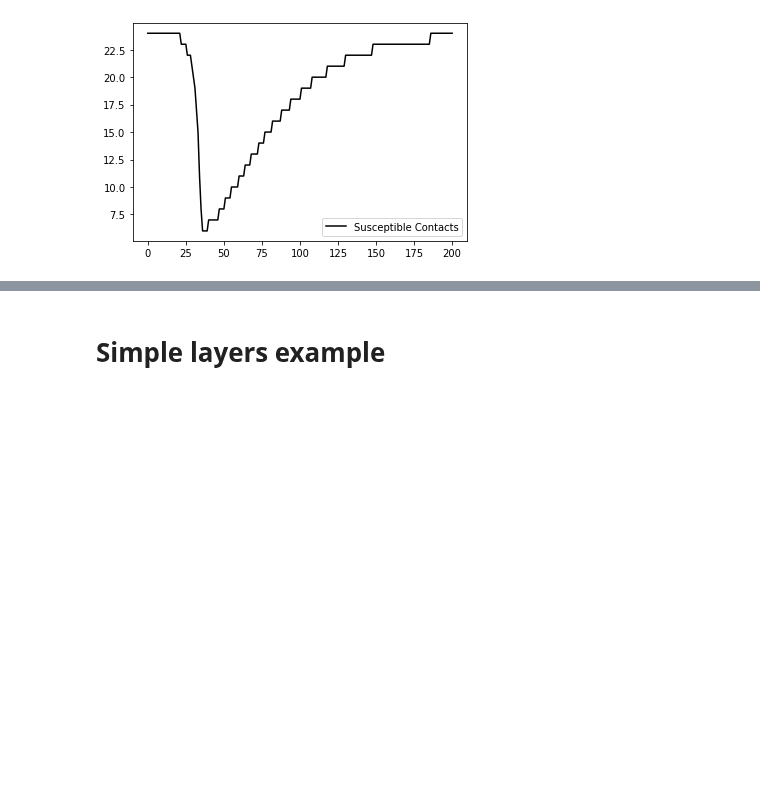
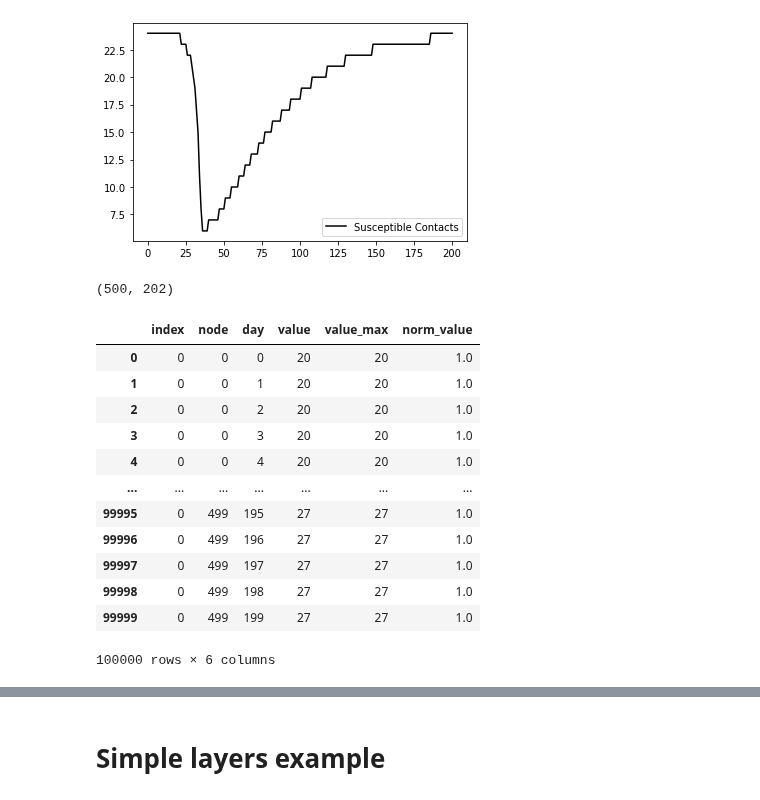
Before and after one commit to JimmyCalvoMonge/AdaptiveNetworks, a Jupyter notebook: network_experiments.ipynb, the cells around one changed output, grey strips where cells are left out. Cells and saved outputs as stored; diff of their text form; code cells hidden in the pictures; blank space fills up the shorter version.

```diff
--- a/network_experiments.ipynb
+++ b/network_experiments.ipynb
@@ -1074,3 +1035,33 @@ plt.legend(loc="lower right")
 [figure]
 # %%
 ### Compare to network adaptive.
+bepcontacts = pd.read_csv('./Data/ExampleNetworkNodes_contacts.csv')
+bepcontacts = bepcontacts[bepcontacts['index']==0]
+
+print(bepcontacts.shape)
+
+bepcontacts_long = pd.melt(bepcontacts, id_vars=['index', 'node'],
+                           value_vars=[col for col in bepcontacts.columns if col.startswith('day')])
+bepcontacts_long_max = bepcontacts_long.groupby(['index', 'node'])['value'].max().reset_index()
+bepcontacts_long_max.columns = ['index', 'node', 'value_max']
+bepcontacts_long_norm = bepcontacts_long.merge(bepcontacts_long_max, left_on=['index', 'node'], right_on=['index', 'node'])
+bepcontacts_long_norm['norm_value'] = bepcontacts_long_norm['value']/bepcontacts_long_norm['value_max']
+bepcontacts_long_norm = bepcontacts_long_norm.rename(columns={'variable':'day'})
+bepcontacts_long_norm['day'] = bepcontacts_long_norm['day'].apply(lambda x: int(x.replace('day_','')))
+
+bepcontacts_long_norm
+# %% [output]
+(500, 202)
+|  | index | node | day | value | value_max | norm_value |
+| 0 | 0 | 0 | 0 | 20 | 20 | 1.0 |
+| 1 | 0 | 0 | 1 | 20 | 20 | 1.0 |
+| 2 | 0 | 0 | 2 | 20 | 20 | 1.0 |
+| 3 | 0 | 0 | 3 | 20 | 20 | 1.0 |
+| 4 | 0 | 0 | 4 | 20 | 20 | 1.0 |
+| ... | ... | ... | ... | ... | ... | ... |
+| 99995 | 0 | 499 | 195 | 27 | 27 | 1.0 |
+| 99996 | 0 | 499 | 196 | 27 | 27 | 1.0 |
+| 99997 | 0 | 499 | 197 | 27 | 27 | 1.0 |
+| 99998 | 0 | 499 | 198 | 27 | 27 | 1.0 |
+| 99999 | 0 | 499 | 199 | 27 | 27 | 1.0 |
+100000 rows × 6 columns
```
Also changed, not shown: parts of 17 cells of this notebook, 1 other file.
